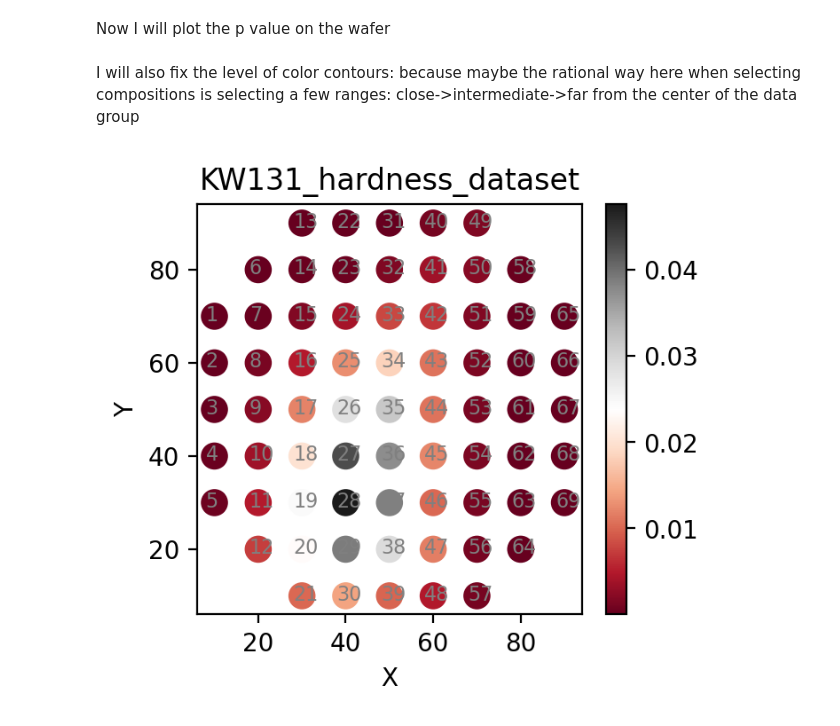
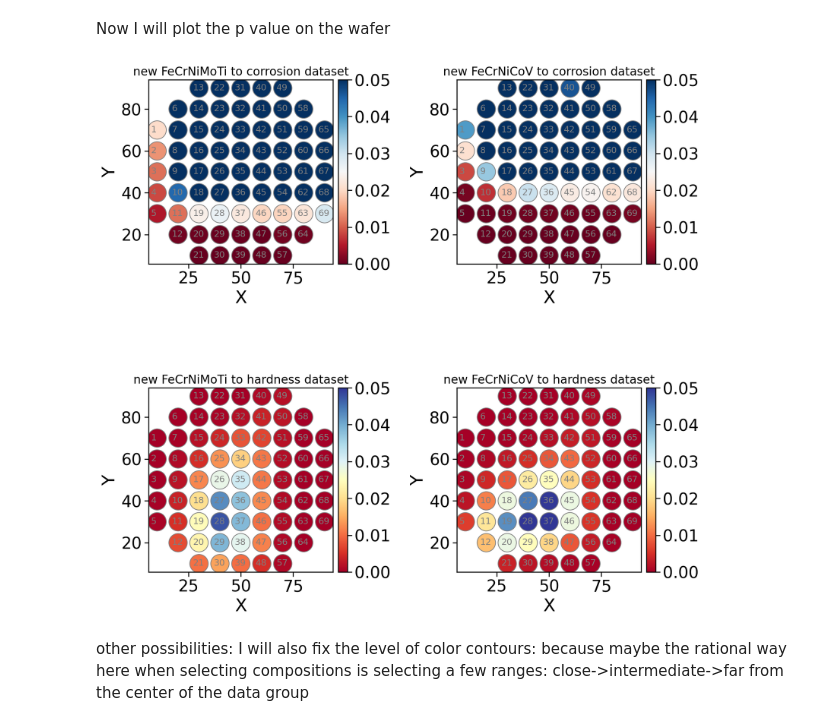
Before and after one commit to YXWU2014/CCA_representation_ML, a Jupyter notebook: Dataset_EDA_Pairplot_PCA_Mahalanobis/EDA_PCA_Mahalanobis.ipynb, the cells around one changed output. Cells and saved outputs as stored; diff of their text form; code cells hidden in the pictures.

```diff
--- a/Dataset_EDA_Pairplot_PCA_Mahalanobis/EDA_PCA_Mahalanobis.ipynb
+++ b/Dataset_EDA_Pairplot_PCA_Mahalanobis/EDA_PCA_Mahalanobis.ipynb
@@ -510,20 +466,50 @@ index_conc_Mahal_new = df_conc_Mahal_new.index.values + 1
+# %%
+import matplotlib.pyplot as plt
+from mpl_toolkits.axes_grid1 import make_axes_locatable
+import pandas as pd
+
+PVD_x_y = pd.read_excel(data_path + 'PVD_x_y.xlsx')
+
+def create_PVD_scatter(df, PVD_x_y, dataset_values, ax, cmap="RdBu", title=""):
+    # Create dataframe for the new dataset
+    df_new = df[df["dataset"] == dataset_values[1]]
+
+    # Create the scatter plot
+    scatter_alpha = 1
+    scatter_size = 2500
+    scatter = ax.scatter(PVD_x_y["x"], PVD_x_y["y"], c=df_new["p value"], cmap=cmap, edgecolor="grey",
+                         s=scatter_size, marker='.', alpha=scatter_alpha, vmin=0, vmax=0.05)
+
+    for i, txt in enumerate(PVD_x_y.index+1):
+        ax.annotate(txt, (PVD_x_y["x"].iloc[i]-3, PVD_x_y["y"].iloc[i]-1), color="grey", alpha=1, fontsize=12)
+
+    ax.set_xlabel("X")
+    ax.set_ylabel("Y")
+    ax.set_title(title, fontsize=16)
+    ax.set_aspect('equal', 'box')
+
+    return scatter
+
+fig, ax = plt.subplots(2, 2, figsize=(12, 12), dpi=150)
+
+datasets = [(df_C_new_FeCrNiMoTi_Mahl_label, [0, 2], "RdBu", "new FeCrNiMoTi to corrosion dataset"),
+            (df_C_new_FeCrNiCoV_Mahl_label, [0, 3], "RdBu", "new FeCrNiCoV to corrosion dataset"),
+            (df_H_new_FeCrNiMoTi_Mahl_label, [1, 2], "RdYlBu", "new FeCrNiMoTi to hardness dataset"),
+            (df_H_new_FeCrNiCoV_Mahl_label, [1, 3], "RdYlBu", "new FeCrNiCoV to hardness dataset")]
+
+for i, (df, dataset_values, cmap, title) in enumerate(datasets):
+    axi = ax[i//2, i%2]
+    scatter = create_PVD_scatter(df, PVD_x_y, dataset_values, axi, cmap=cmap, title=title)
+
+    divider = make_axes_locatable(axi)
+    cax = divider.append_axes("right", size="5%", pad=0.1)
+    fig.colorbar(scatter, cax=cax)
+
+plt.tight_layout()
+plt.savefig('PVD 2D_Mahalanobis.png')
+plt.show()
+# %% [output]
+[figure, added]
 # %% [markdown]
-I will also fix the level of color contours: because maybe the rational way here when selecting compositions is selecting a few ranges: close->intermediate->far from the center of the data group
+other possibilities: I will also fix the level of color contours: because maybe the rational way here when selecting compositions is selecting a few ranges: close->intermediate->far from the center of the data group
-# %%
-# Create the scatter contour plot BEFORE regulation
-
-figure(figsize=(3.5, 3), dpi=200)
-cax1 = plt.scatter(coord_x, coord_y, c=z_KW_conc_Mahal_new, s=400, marker='.', cmap='RdGy') # ,vmin=0.2, vmax=0.6 RdBu/RdGy
-plt.xlabel('X')
-plt.ylabel('Y')
-plt.title(KW_name+'_'+PT_name)
-
-for i, txt in enumerate(index_conc_Mahal_new):
-    plt.annotate(txt, (coord_x[i]-2, coord_y[i]-1), color="grey", alpha=1, fontsize=8)
-
-plt.colorbar(cax1)
-plt.savefig(KW_name+'_'+PT_name+'_Mahalanobis_pValue.png', bbox_inches='tight')
-plt.show()
-# %% [output]
-[figure, removed]
 # %%
```
Also changed, not shown: parts of 34 cells of this notebook, 17 other files.
